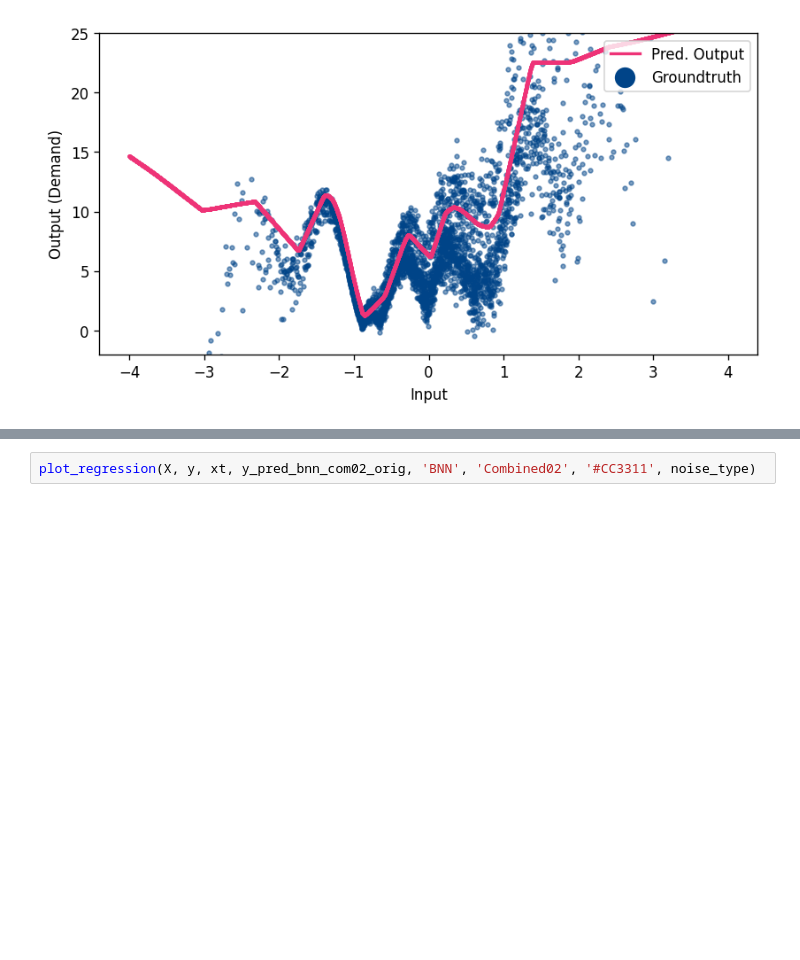
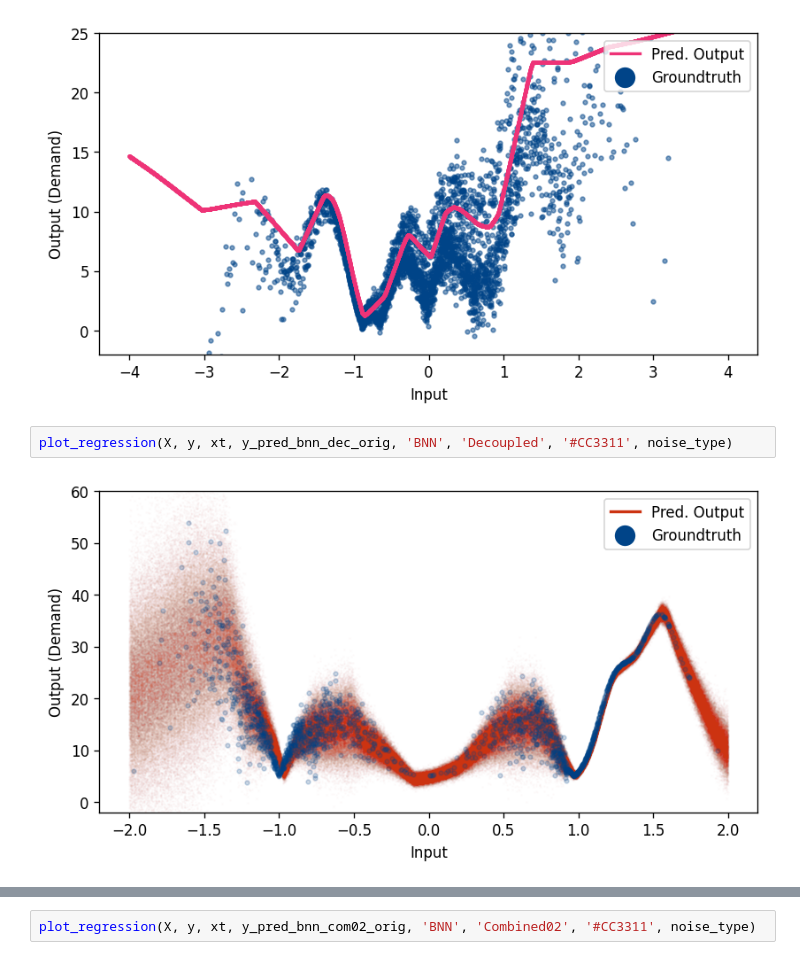
Before and after one commit to AlanLahoud/BNNSOP, a Jupyter notebook: illustrative_example.ipynb, the cells around one changed output, grey strips where cells are left out. Drawn from its saved outputs; the diff is of its cells as text; blank space fills up the shorter version.

```diff
--- a/illustrative_example.ipynb
+++ b/illustrative_example.ipynb
@@ -270,6 +280,10 @@ plot_regression(X, y, xt, y_pred_ann_com02_orig, 'ANN', 'Combined02', '#EE3377',
 plot_regression(X, y, xt, y_pred_ann_com08_orig, 'ANN', 'Combined08', '#EE3377', noise_type)
 # %% [output]
 [figure]
+# %%
+plot_regression(X, y, xt, y_pred_bnn_dec_orig, 'BNN', 'Decoupled', '#CC3311', noise_type)
+# %% [output]
+[figure, added]
 # %%
 plot_regression(X, y, xt, y_pred_bnn_dec_orig, 'BNN', 'Decoupled', '#CC3311', noise_type)
 # %% [output]
```
Also changed, not shown: parts of 19 cells of this notebook, 5 other files.
